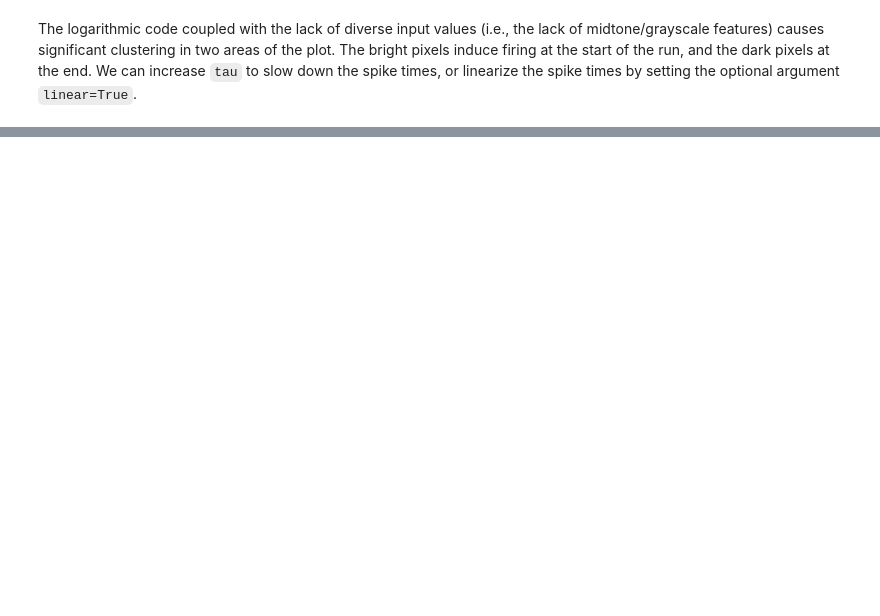
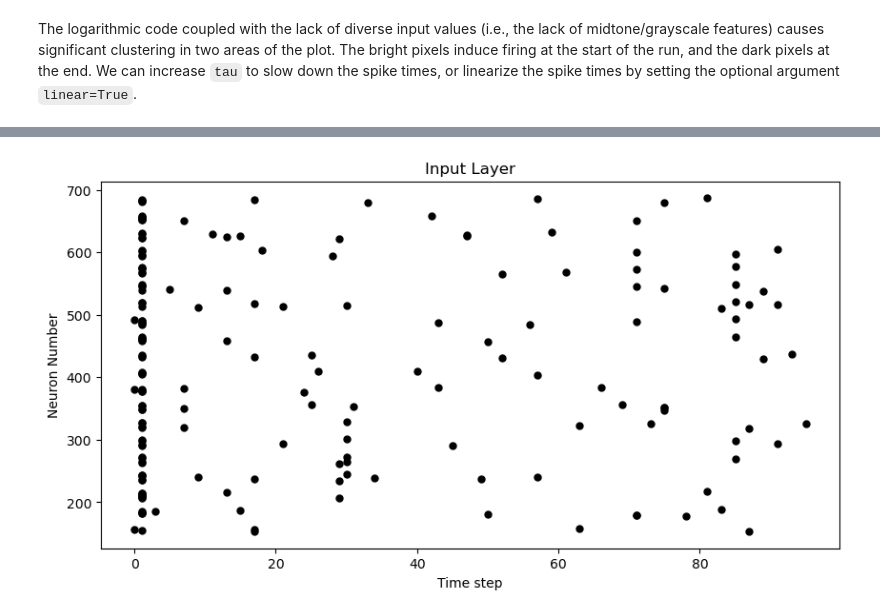
Before and after one commit to anmutechsupport/snn-neuronic, a Jupyter notebook: snnTorch_tutorials/spike_encoding.ipynb, the cells around one changed output, grey strips where cells are left out. Saved outputs shown, nothing was run; the diff lists cells and outputs as text; code cells hidden in the pictures; blank space fills up the shorter version.

```diff
--- a/snnTorch_tutorials/spike_encoding.ipynb
+++ b/snnTorch_tutorials/spike_encoding.ipynb
@@ -279,0 +316,14 @@ The logarithmic code coupled with the lack of diverse input values (i.e., the la
+# %%
+spike_data = spikegen.latency(data_it, num_steps=100, tau=5, threshold=0.01,
+                              clip=True, normalize=True, linear=True)
+
+fig = plt.figure(facecolor="w", figsize=(10, 5))
+ax = fig.add_subplot(111)
+splt.raster(spike_data[:, 0].view(num_steps, -1), ax, s=25, c="black")
+
+plt.title("Input Layer")
+plt.xlabel("Time step")
+plt.ylabel("Neuron Number")
+plt.show()
+# %% [output]
+[figure, added]
```
Also changed, not shown: parts of 14 cells of this notebook.
